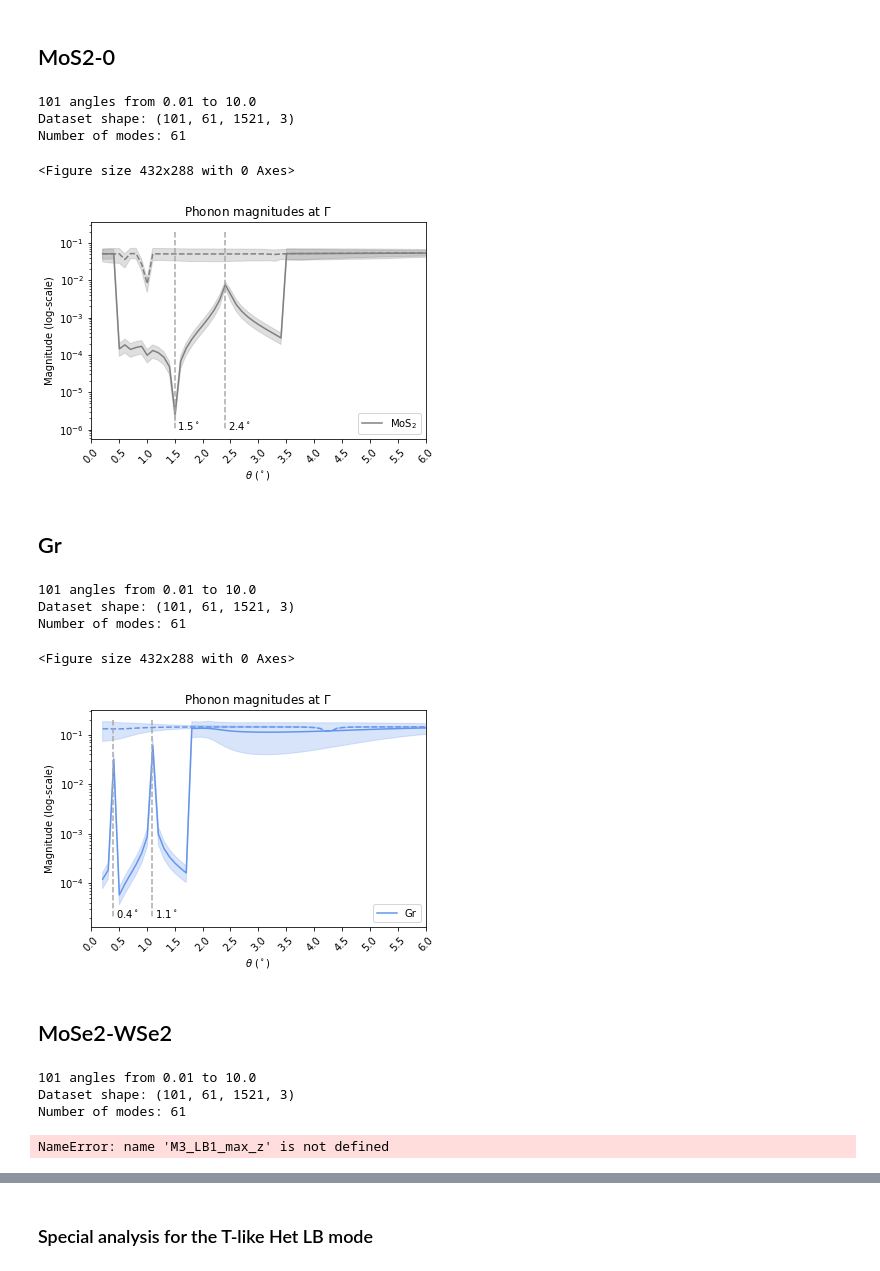
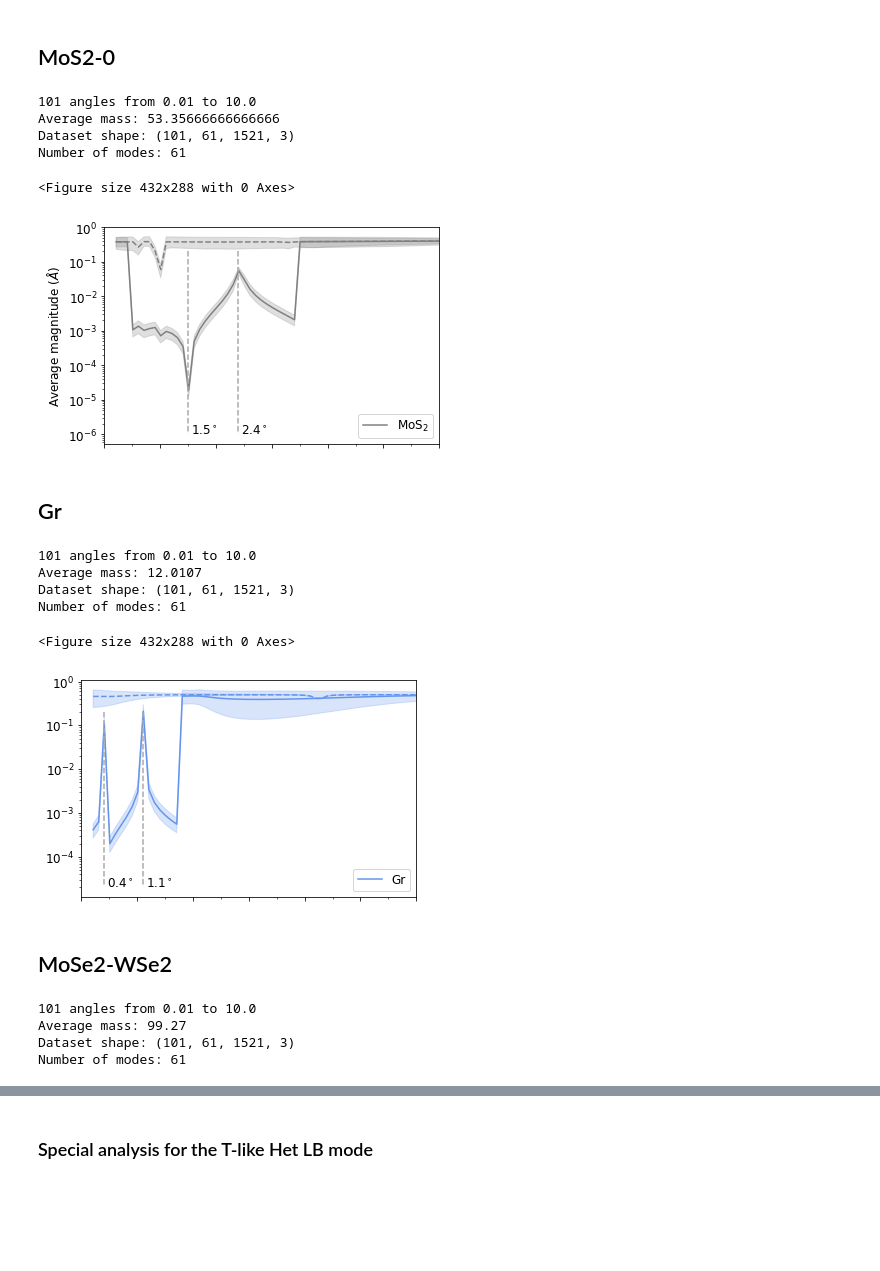
Before and after one commit to jz-lu/ml-ph, a Jupyter notebook: ALLEGRO_ANALYZER/thspc_mags.ipynb, the cells around one changed output, grey strips where cells are left out. Saved outputs shown, nothing was run; the diff lists cells and outputs as text; code cells hidden in the pictures; blank space fills up the shorter version.

```diff
--- a/ALLEGRO_ANALYZER/thspc_mags.ipynb
+++ b/ALLEGRO_ANALYZER/thspc_mags.ipynb
@@ -23,13 +24,15 @@ M1_th_min, M1_th_max, M1_ntheta = np.loadtxt(f"{ROOT}/{DIRNAME}/theta.txt")
 M1_ntheta = int(M1_ntheta)
 KPT = 'Gamma'
 print(f"{M1_ntheta} angles from {M1_th_min} to {M1_th_max}")
+M1_mean_mass = np.mean(np.load(f"{ROOT}/{DIRNAME}/{THSPC_DIR}/{KPT}/masses.npy"))
+print("Average mass:", M1_mean_mass)
 
 # Import dataset from the directory
 log_name = r'$\Gamma$' if KPT == 'Gamma' else KPT
 path = f'{ROOT}/{DIRNAME}/{THSPC_DIR}/{KPT}/thspc_mags.npy'
 ppath = f'{ROOT}/{DIRNAME}/{THSPC_DIR}/{KPT}/thspc_phonons.npy'
 poscars_uc = [Poscar.from_file(f'{ROOT}/{DIRNAME}/POSCAR_LAYER{i+1}') for i in range(2)]
-M1_dataset = np.load(path)
+M1_dataset = np.load(path) * np.sqrt(M1_mean_mass)
 M1_phonons = np.load(ppath)
 M1_nmodes = M1_dataset.shape[1]
 print("Dataset shape:", M1_dataset.shape)
@@ -37,6 +40,7 @@ print("Number of modes:", M1_nmodes)
 M1_thetas = np.linspace(M1_th_min, M1_th_max, M1_ntheta)
 # %% [output]
 101 angles from 0.01 to 10.0
+Average mass: 53.35666666666666
 Dataset shape: (101, 61, 1521, 3)
 Number of modes: 61
 # %%
@@ -81,31 +85,32 @@ np.save(f'{ROOT}/{DIRNAME}/{THSPC_DIR}/data/MoS2_LB1_min_z.npy', M1_LB1_min_z)
 np.save(f'{ROOT}/{DIRNAME}/{THSPC_DIR}/data/MoS2_LB1_mean_z.npy', M1_LB1_mean_z)
 # %%
 plt.clf()
+plt.rc('font', size=12)
 _, ax = plt.subplots()
-ax.set_title(fr"Phonon magnitudes at {log_name}")
-ax.set_xlabel(r'$\theta$ ($^\circ$)')
-ax.set_ylabel(r'Magnitude (log-scale)')
+ax.set_ylabel(r'Average magnitude ($\AA$)')
 
 # MoS2-0
 ax.plot(M1_thetas[CUT:], M1_LB1_mean[CUT:], color='grey', label=r'MoS$_2$')
 ax.fill_between(M1_thetas[CUT:], M1_LB1_min[CUT:], M1_LB1_max[CUT:], color='grey', alpha=0.25)
 ax.plot(M1_thetas[CUT:], M1_S_mean[CUT:], color='grey', linestyle='--')
 ax.fill_between(M1_thetas[CUT:], M1_S_min[CUT:], M1_S_max[CUT:], color='grey', alpha=0.25)
 
 ax.legend(loc='lower right')
 ax.set_yscale("log")
 ax.set_xticks(np.arange(6+1))
 ax.set_xlim((0,6))
 ax.plot([2.4]*3, [2e-1, 1e-2, 1e-6], color='darkgrey', linestyle='--')
 plt.text(2.45, 1e-6, r'$2.4^\circ$')
 ax.plot([1.5]*3, [2e-1, 1e-2, 1e-6], color='darkgrey', linestyle='--')
 plt.text(1.55, 1e-6, r'$1.5^\circ$')
-plt.xticks(np.arange(12+1)/2, rotation=45)
+ax.xaxis.set_major_locator(MultipleLocator(1))
+ax.xaxis.set_minor_locator(MultipleLocator(0.5))
+ax.set_xticklabels([])
 plt.savefig("/Users/jonathanlu/Documents/data_mlph/MoS2_mags.pdf", bbox_inches='tight')
 plt.show()
 # %% [output]
 <Figure size 432x288 with 0 Axes>
-[figure, old version]
+[figure, new version]
 # %% [markdown]
 ## Gr
 # %%
@@ -116,13 +121,15 @@ M2_th_min, M2_th_max, M2_ntheta = np.loadtxt(f"{ROOT}/{DIRNAME}/theta.txt")
 M2_ntheta = int(M2_ntheta)
 KPT = 'Gamma'
 print(f"{M2_ntheta} angles from {M2_th_min} to {M2_th_max}")
+M2_mean_mass = np.mean(np.load(f"{ROOT}/{DIRNAME}/{THSPC_DIR}/{KPT}/masses.npy"))
+print("Average mass:", M2_mean_mass)
 
 # Import dataset from the directory
 log_name = r'$\Gamma$' if KPT == 'Gamma' else KPT
 path = f'{ROOT}/{DIRNAME}/{THSPC_DIR}/{KPT}/thspc_mags.npy'
 ppath = f'{ROOT}/{DIRNAME}/{THSPC_DIR}/{KPT}/thspc_phonons.npy'
 poscars_uc = [Poscar.from_file(f'{ROOT}/{DIRNAME}/POSCAR_LAYER{i+1}') for i in range(2)]
-M2_dataset = np.load(path)
+M2_dataset = np.load(path) * np.sqrt(M2_mean_mass)
 M2_phonons = np.load(ppath)
 M2_nmodes = M2_dataset.shape[1]
 print("Dataset shape:", M2_dataset.shape)
@@ -130,6 +137,7 @@ print("Number of modes:", M2_nmodes)
 M2_thetas = np.linspace(M2_th_min, M2_th_max, M2_ntheta)
 # %% [output]
 101 angles from 0.01 to 10.0
+Average mass: 12.0107
 Dataset shape: (101, 61, 1521, 3)
 Number of modes: 61
 # %%
@@ -174,17 +182,14 @@ np.save(f'{ROOT}/{DIRNAME}/{THSPC_DIR}/data/Gr_LB1_min_z.npy', M2_LB1_min_z)
 np.save(f'{ROOT}/{DIRNAME}/{THSPC_DIR}/data/Gr_LB1_mean_z.npy', M2_LB1_mean_z)
 # %%
 plt.clf()
+plt.rc('font', size=12)
 _, ax = plt.subplots()
-ax.set_title(fr"Phonon magnitudes at {log_name}")
-ax.set_xlabel(r'$\theta$ ($^\circ$)')
-ax.set_ylabel(r'Magnitude (log-scale)')
 
 # Gr
 ax.plot(M2_thetas[CUT:], M2_LB1_mean[CUT:], color='cornflowerblue', label='Gr')
 ax.fill_between(M2_thetas[CUT:], M2_LB1_min[CUT:], M2_LB1_max[CUT:], color='cornflowerblue', alpha=0.25)
 ax.plot(M2_thetas[CUT:], M2_S_mean[CUT:], color='cornflowerblue', linestyle='--')
 ax.fill_between(M2_thetas[CUT:], M2_S_min[CUT:], M2_S_max[CUT:], color='cornflowerblue', alpha=0.25)
-
 
 ax.legend(loc='lower right')
 ax.set_yscale("log")
@@ -194,12 +199,14 @@ ax.plot([1.1]*3, [2e-1, 1e-2, 2e-5], color='darkgrey', linestyle='--')
 plt.text(1.15, 2e-5, r'$1.1^\circ$')
 ax.plot([0.4]*3, [2e-1, 1e-2, 2e-5], color='darkgrey', linestyle='--')
 plt.text(0.45, 2e-5, r'$0.4^\circ$')
-plt.xticks(np.arange(12+1)/2, rotation=45)
+ax.xaxis.set_major_locator(MultipleLocator(1))
+ax.xaxis.set_minor_locator(MultipleLocator(0.5))
+ax.set_xticklabels([])
 plt.savefig("/Users/jonathanlu/Documents/data_mlph/Gr_mags.pdf", bbox_inches='tight')
 plt.show()
 # %% [output]
 <Figure size 432x288 with 0 Axes>
-[figure, old version]
+[figure, new version]
 # %% [markdown]
 ## MoSe2-WSe2
 # %%
@@ -210,13 +217,15 @@ M3_th_min, M3_th_max, M3_ntheta = np.loadtxt(f"{ROOT}/{DIRNAME}/theta.txt")
 M3_ntheta = int(M3_ntheta)
 KPT = 'Gamma'
 print(f"{M3_ntheta} angles from {M3_th_min} to {M3_th_max}")
+M3_mean_mass = np.mean(np.load(f"{ROOT}/{DIRNAME}/{THSPC_DIR}/{KPT}/masses.npy"))
+print("Average mass:", M3_mean_mass)
 
 # Import dataset from the directory
 log_name = r'$\Gamma$' if KPT == 'Gamma' else KPT
 path = f'{ROOT}/{DIRNAME}/{THSPC_DIR}/{KPT}/thspc_mags.npy'
 ppath = f'{ROOT}/{DIRNAME}/{THSPC_DIR}/{KPT}/thspc_phonons.npy'
 poscars_uc = [Poscar.from_file(f'{ROOT}/{DIRNAME}/POSCAR_LAYER{i+1}') for i in range(2)]
-M3_dataset = np.load(path)
+M3_dataset = np.load(path) * np.sqrt(M3_mean_mass)
 M3_phonons = np.load(ppath)
 M3_nmodes = M3_dataset.shape[1]
 print("Dataset shape:", M3_dataset.shape)
@@ -224,6 +233,7 @@ print("Number of modes:", M3_nmodes)
 M3_thetas = np.linspace(M3_th_min, M3_th_max, M3_ntheta)
 # %% [output]
 101 angles from 0.01 to 10.0
+Average mass: 99.27
 Dataset shape: (101, 61, 1521, 3)
 Number of modes: 61
 # %%
@@ -265,10 +275,5 @@ for i in range(M3_ntheta):
 np.save(f'{ROOT}/{DIRNAME}/{THSPC_DIR}/data/Het_LB1_max.npy', M3_LB1_max)
 np.save(f'{ROOT}/{DIRNAME}/{THSPC_DIR}/data/Het_LB1_min.npy', M3_LB1_min)
 np.save(f'{ROOT}/{DIRNAME}/{THSPC_DIR}/data/Het_LB1_mean.npy', M3_LB1_mean)
-np.save(f'{ROOT}/{DIRNAME}/{THSPC_DIR}/data/Het_LB1_max_z.npy', M3_LB1_max_z)
-np.save(f'{ROOT}/{DIRNAME}/{THSPC_DIR}/data/Het_LB1_min_z.npy', M3_LB1_min_z)
-np.save(f'{ROOT}/{DIRNAME}/{THSPC_DIR}/data/Het_LB1_mean_z.npy', M3_LB1_mean_z)
-# %% [output]
-NameError: name 'M3_LB1_max_z' is not defined
 # %%
 plt.clf()
```
Also changed, not shown: parts of 3 cells of this notebook, 7 other files.
